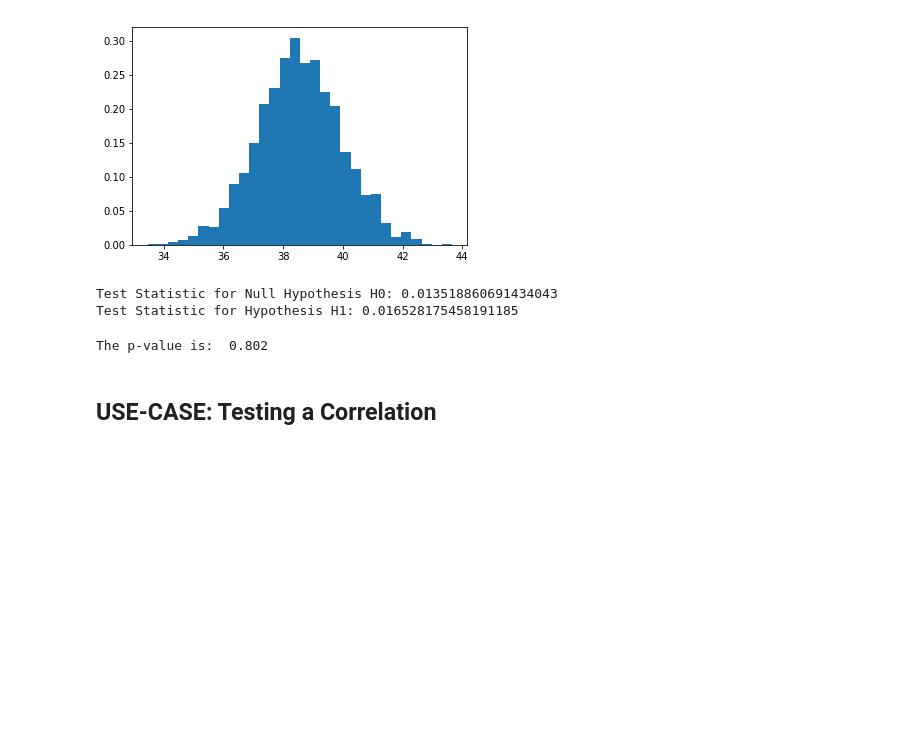
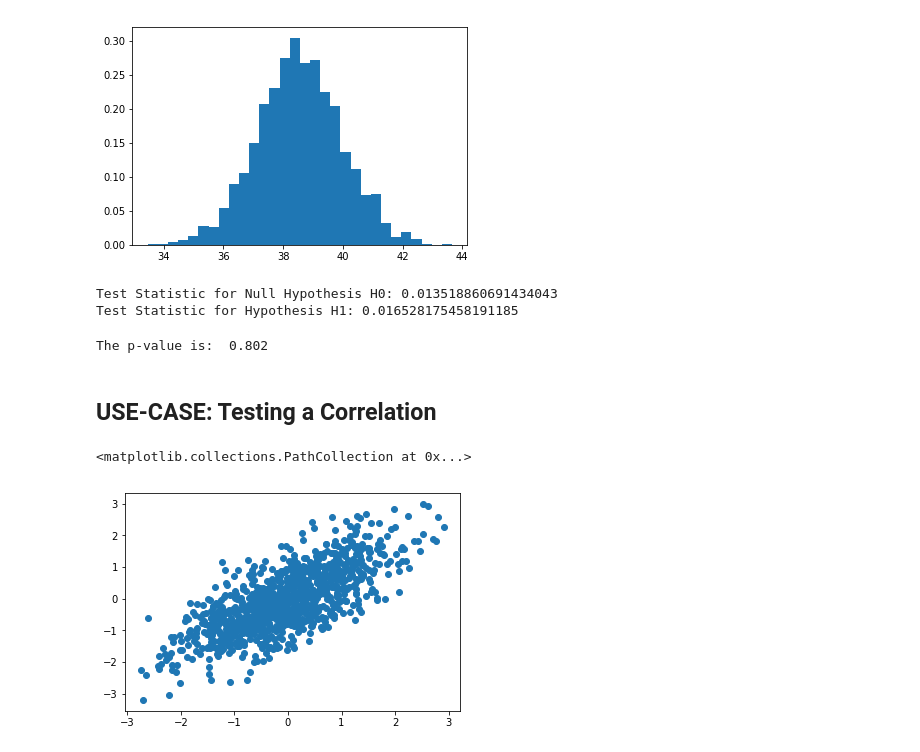
Before and after one commit to tsarouch/data_science_references_python, a Jupyter notebook: core/Hypothesis_Testing.ipynb, the cells around one changed output. Drawn from its saved outputs; the diff is of its cells as text; code cells hidden in the pictures; blank space fills up the shorter version.

```diff
--- a/core/Hypothesis_Testing.ipynb
+++ b/core/Hypothesis_Testing.ipynb
@@ -150,3 +150,11 @@ The p-value is:  0.802
 # It means that we expect by chance to see an effect as big as the observed about 80% of time.
 # %% [markdown]
 ## USE-CASE: Testing a Correlation
+# %%
+data = np.random.multivariate_normal([0, 0], [[1, .75],[.75, 1]], 1000)
+x = data[:, 0]
+y = data[:, 1]
+plt.scatter(x, y)
+# %% [output]
+<matplotlib.collections.PathCollection at 0x...>
+[figure, added]
```
Also changed, not shown: parts of 10 cells of this notebook.
